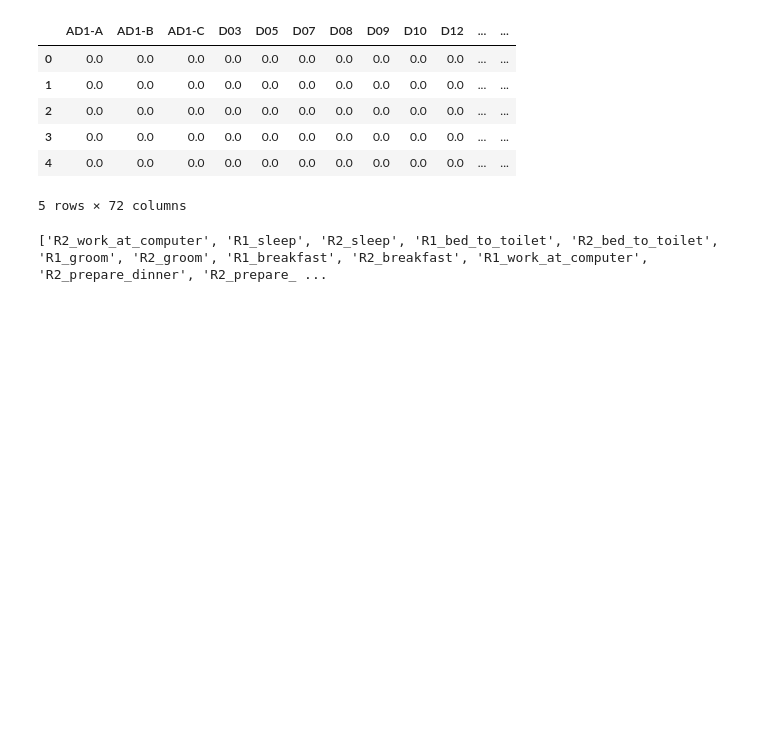
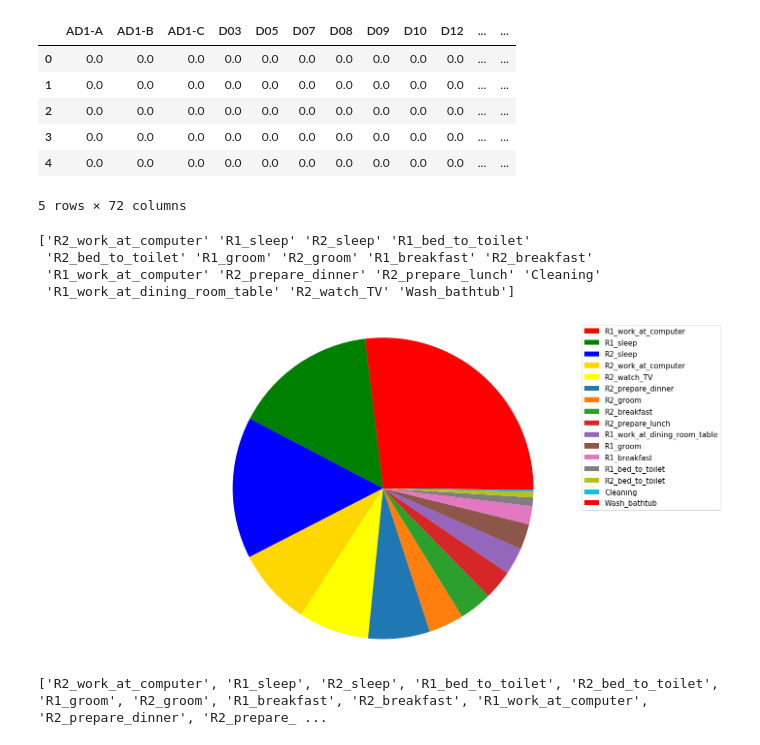
Before and after one commit to chameleonTK/continual-learning-for-HAR, a Jupyter notebook: Reports/CASAS Dataset.ipynb, the cells around one changed output. Saved outputs shown, nothing was run; the diff lists cells and outputs as text; code cells hidden in the pictures; blank space fills up the shorter version.

```diff
--- a/Reports/CASAS Dataset.ipynb
+++ b/Reports/CASAS Dataset.ipynb
@@ -414,6 +414,39 @@ length: 17870
 | 3 | 0.0 | 0.0 | 0.0 | 0.0 | 0.0 | 0.0 | 0.0 | 0.0 | 0.0 | 0.0 | ... | ... |
 | 4 | 0.0 | 0.0 | 0.0 | 0.0 | 0.0 | 0.0 | 0.0 | 0.0 | 0.0 | 0.0 | ... | ... |
 5 rows × 72 columns
+# %%
+from functools import cmp_to_key
+
+from matplotlib import colors as mcolors
+colors = ["red", "green", "blue", "gold", "yellow"] + list(mcolors.TABLEAU_COLORS.values())
+
+p = vectors["ActivityLabel"]
+v = vectors[["ActivityLabel"]]
+v["c"] = 1
+
+labels = p.unique()
+count = v.groupby(['ActivityLabel']).agg(['count'])[("c", "count")]
+labels, count
+
+def compare(item1, item2):
+    return count[item2] - count[item1]
+
+print(labels)
+labels = sorted(labels, key=cmp_to_key(compare))
+sizes = [count[l] for l in labels]
+
+fig1, ax1 = plt.subplots()
+patches, texts = ax1.pie(sizes, colors=colors)
+ax1.axis('equal')  # Equal aspect ratio ensures that pie is drawn as a circle.
+plt.legend(patches, labels, loc="best")
+plt.tight_layout()
+plt.show()
+# %% [output]
+['R2_work_at_computer' 'R1_sleep' 'R2_sleep' 'R1_bed_to_toilet'
+ 'R2_bed_to_toilet' 'R1_groom' 'R2_groom' 'R1_breakfast' 'R2_breakfast'
+ 'R1_work_at_computer' 'R2_prepare_dinner' 'R2_prepare_lunch' 'Cleaning'
+ 'R1_work_at_dining_room_table' 'R2_watch_TV' 'Wash_bathtub']
+[figure, added]
 # %%
 vectors.to_csv(dataDir+fileName+".feat.ch1", index=False)
 # %%
```
Also changed, not shown: 12 other files.
